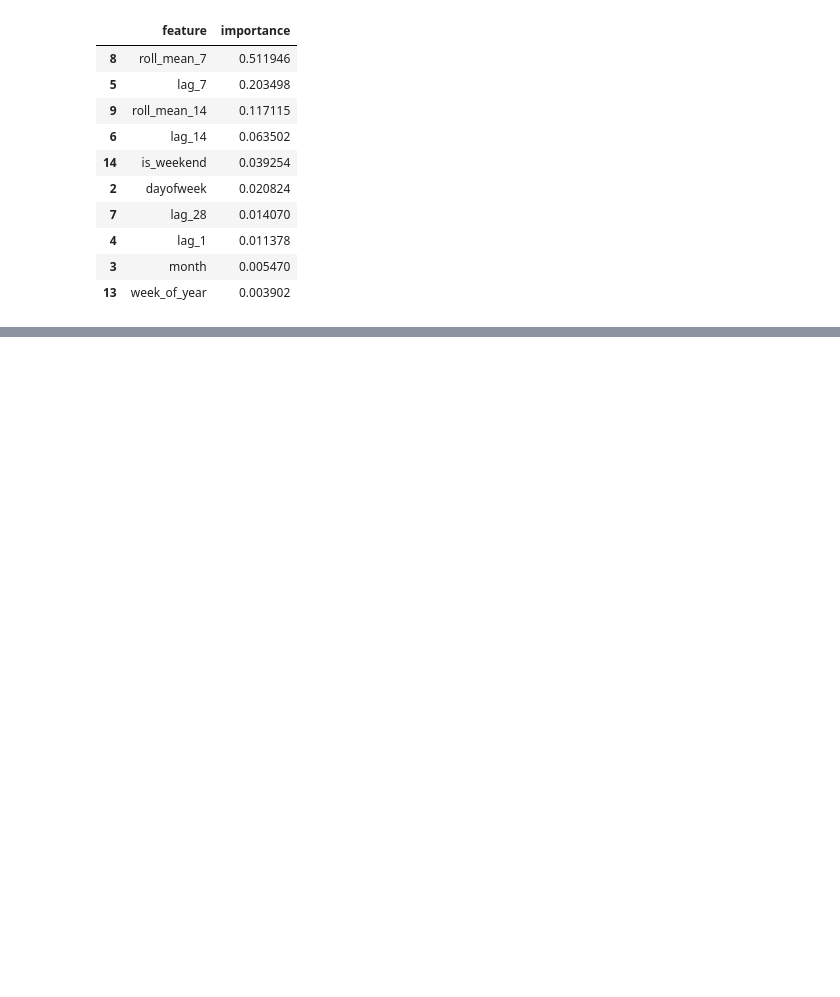
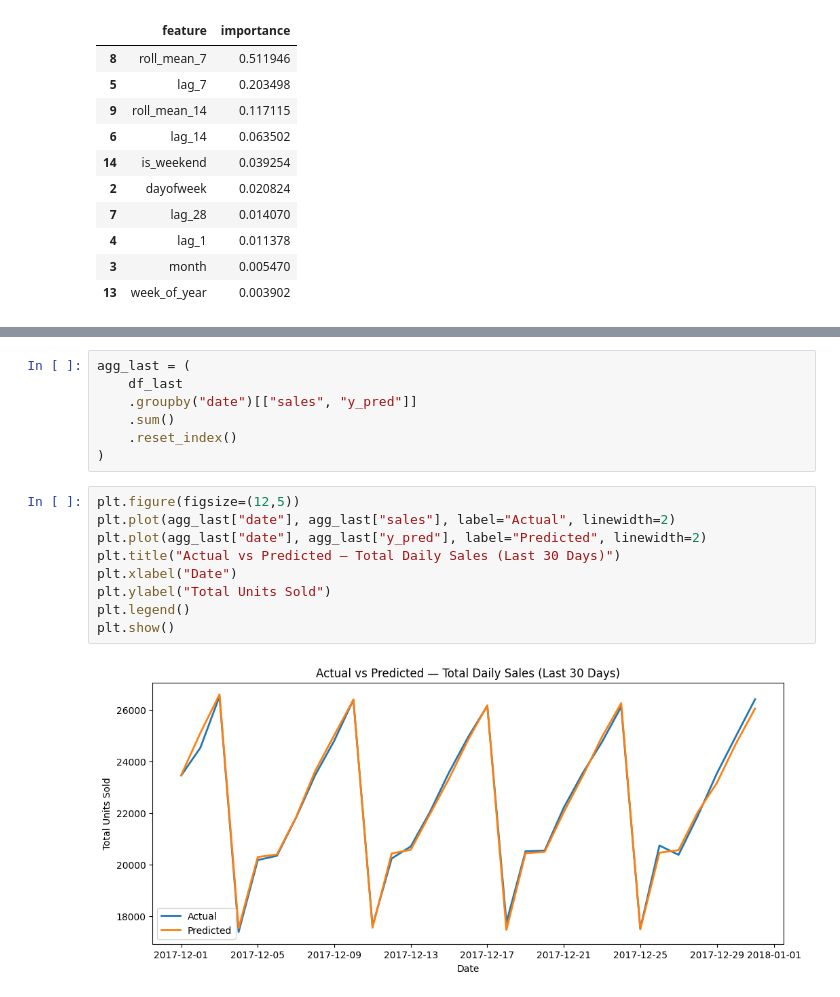
Before and after one commit to Harsha081459/Retail-Demand-Forecasting, a Jupyter notebook: notebook.ipynb, the cells around one changed output, grey strips where cells are left out. Cells and saved outputs as stored; diff of their text form; blank space fills up the shorter version.

```diff
--- a/notebook.ipynb
+++ b/notebook.ipynb
@@ -481,0 +639,18 @@ importance.head(10)
+# %%
+agg_last = (
+    df_last
+    .groupby("date")[["sales", "y_pred"]]
+    .sum()
+    .reset_index()
+)
+# %%
+plt.figure(figsize=(12,5))
+plt.plot(agg_last["date"], agg_last["sales"], label="Actual", linewidth=2)
+plt.plot(agg_last["date"], agg_last["y_pred"], label="Predicted", linewidth=2)
+plt.title("Actual vs Predicted — Total Daily Sales (Last 30 Days)")
+plt.xlabel("Date")
+plt.ylabel("Total Units Sold")
+plt.legend()
+plt.show()
+# %% [output]
+[figure, added]
```
Also changed, not shown: parts of 9 cells of this notebook.
